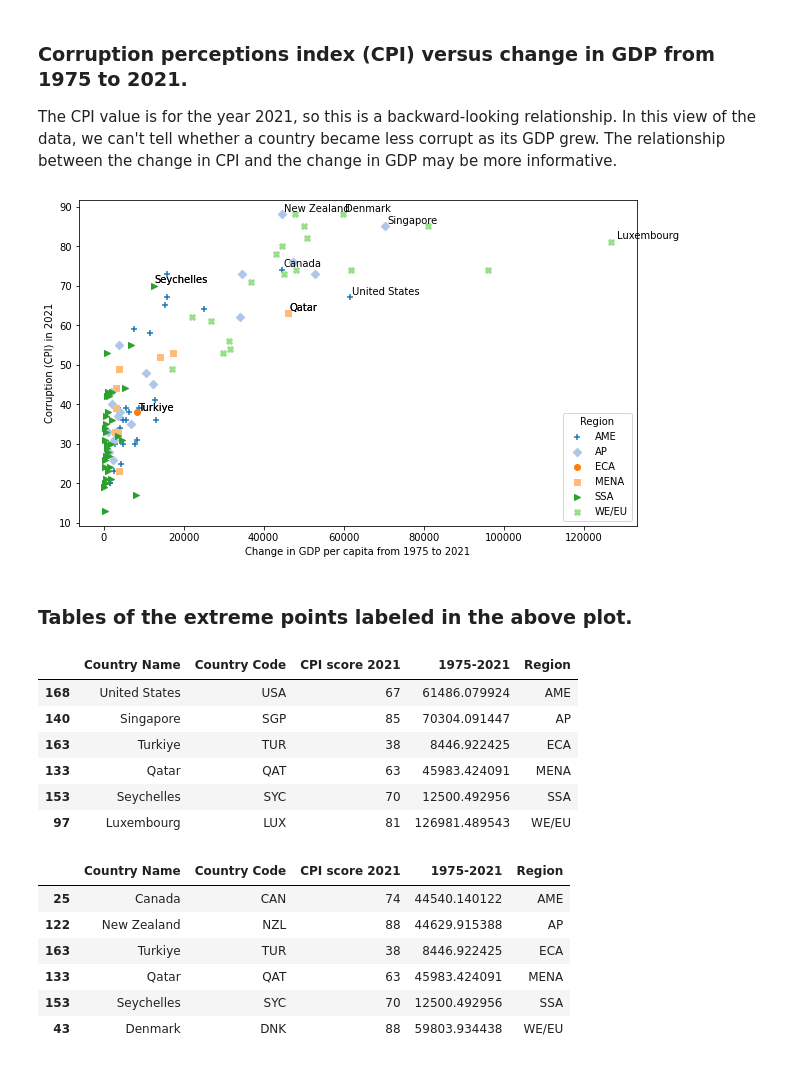
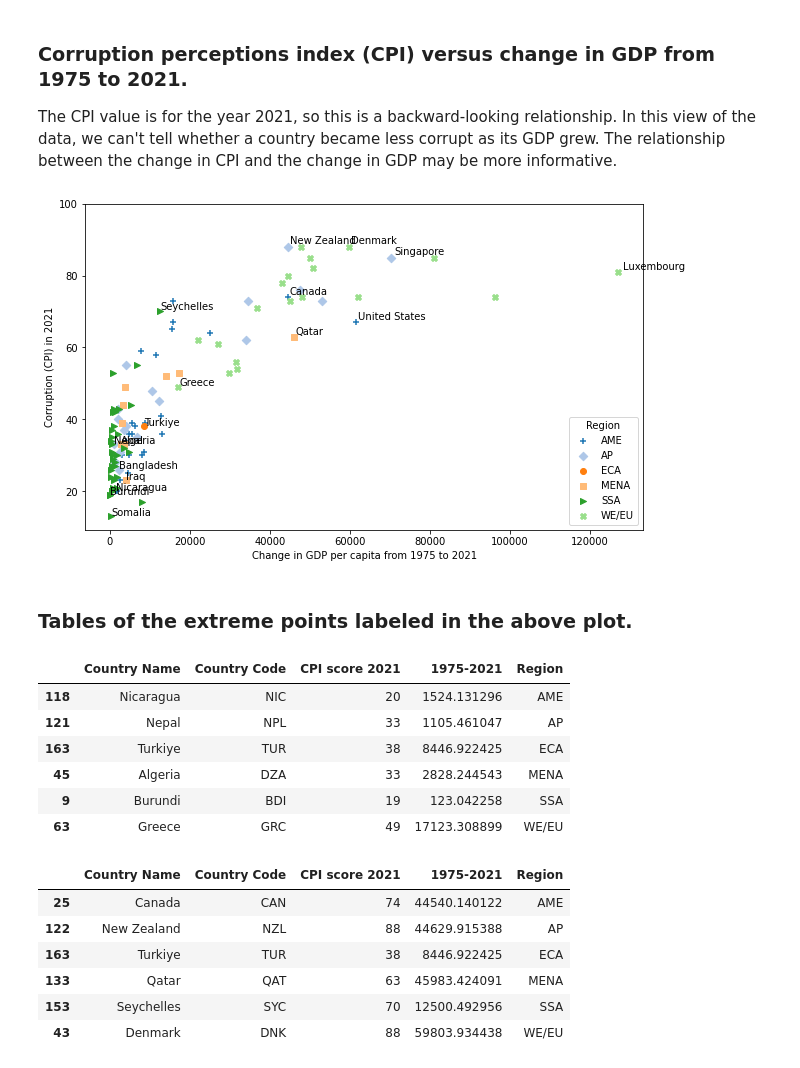
Before and after one commit to ndronen/econdata, a Jupyter notebook: notebooks/Corruption_and_GDP_growth.ipynb, the cells around one changed output. Drawn from its saved outputs; the diff is of its cells as text; code cells hidden in the pictures.

Commit message:
Annotate low, in addition to high, GDP and CPI countries.

```diff
--- a/notebooks/Corruption_and_GDP_growth.ipynb
+++ b/notebooks/Corruption_and_GDP_growth.ipynb
@@ -77,17 +76,19 @@ def get_top_countries_by_region(df, sort_column):
 # %%
 #@title Plotting functions
 def plot_cpi_against_gdp_for_year(df, year, xmax=None):
-    df_year = only_countries_with_gdp_in_year(joined_df, year)
+    df_year = only_countries_with_gdp_in_year(df, year)
     fig, ax = plt.subplots(1, figsize=(12, 4))
     ax.scatter(df_year[year], df_year[CORRUPTION_INDEX])
     ax.set_xlabel(f"GDP in {year}")
     ax.set_ylabel("Corruption (CPI)")
     if xmax is not None:
         ax.set_xlim((0, xmax))
+    ylim = ax.get_ylim()
+    ax.set_ylim((ylim[0], 100))
 
 
 def plot_cpi_against_change_in_gdp_per_capita(
-    df, start_year, end_year, xmax=None, annotate_extremes=False
+    df, start_year, end_year, xmax=None, annotate_extremes=0
 ):
     def get_codes(year):
         return only_countries_with_gdp_in_year(df, year)[GDP_COUNTRY_CODE]
@@ -114,7 +115,7 @@ def plot_cpi_against_change_in_gdp_per_capita(
             marker=markers[i]
         )
 
-    if annotate_extremes:
+    if annotate_extremes > 0:
         def _annotate_extremes(df):
             for code, grp in df.groupby(GDP_COUNTRY_CODE):
                 x = grp[year_range_column].values[0]
@@ -122,10 +123,20 @@ def plot_cpi_against_change_in_gdp_per_capita(
                 ax.text(x + x*.01, y + y*.01, grp[GDP_COUNTRY_NAME].values[0])
 
         # Label countries with greatest or least growth in GDP per capita.
-        df_top = get_top_countries_by_region(df_start_end, year_range_column)
-        _annotate_extremes(df_top)
-        df_least_corrupt = get_top_countries_by_region(df_start_end, CORRUPTION_INDEX)
-        _annotate_extremes(df_least_corrupt)
+        extreme_countries = set()
+        for method in {'head', 'tail'}:
+            for column_name in {year_range_column, CORRUPTION_INDEX}:
+                df_extreme = get_extreme_countries_by_region(
+                    df_start_end, column_name, k=annotate_extremes, method=method
+                )
+                extreme_countries.update(df_extreme[GDP_COUNTRY_CODE].tolist())
+
+        def is_extreme(code):
+            return code in extreme_countries
+
+        extreme_country_rows = df_start_end[GDP_COUNTRY_CODE].apply(is_extreme)
+        df_extremes = df_start_end[extreme_country_rows]
+        _annotate_extremes(df_extremes)
 
     ax.set_xlabel(f"Change in GDP per capita from {start_year} to {end_year}")
     ax.set_ylabel("Corruption (CPI) in 2021")
@@ -134,6 +145,9 @@ def plot_cpi_against_change_in_gdp_per_capita(
     if xmax is not None:
         ax.set_xlim((0, xmax))
 
+    ylim = ax.get_ylim()
+    ax.set_ylim((ylim[0], 100))
+
     fig.savefig(
         f"{NOTEBOOK_PATH}/change-in-gdp-per-capita-{start_year}-to-{end_year}.png",
         dpi=300
@@ -173,24 +187,24 @@ plot_cpi_against_gdp_for_year(joined_df, "2021", xmax=140000)
 The CPI value is for the year 2021, so this is a backward-looking relationship. In this view of the data, we can't tell whether a country became less corrupt as its GDP grew. The relationship between the change in CPI and the change in GDP may be more informative.
 # %%
 df_start_end, year_range_column = plot_cpi_against_change_in_gdp_per_capita(
-    joined_df, "1975", "2021", annotate_extremes=True
+    joined_df, "1975", "2021", annotate_extremes=1
 )
 # %% [output]
-[figure, old version]
+[figure, new version]
 # %% [markdown]
 ### Tables of the extreme points labeled in the above plot.
 # %%
 columns = [GDP_COUNTRY_NAME, GDP_COUNTRY_CODE, CORRUPTION_INDEX, year_range_column, "Region"]
 df_narrow = df_start_end[columns]
 # %%
-df_richest = get_top_countries_by_region(df_narrow, year_range_column)
+df_richest = get_extreme_countries_by_region(df_narrow, year_range_column, method='head')
 df_richest
 # %% [output]
 |  | Country Name | Country Code | CPI score 2021 | 1975-2021 | Region |
-| 168 | United States | USA | 67 | 61486.079924 | AME |
-| 140 | Singapore | SGP | 85 | 70304.091447 | AP |
+| 118 | Nicaragua | NIC | 20 | 1524.131296 | AME |
+| 121 | Nepal | NPL | 33 | 1105.461047 | AP |
 | 163 | Turkiye | TUR | 38 | 8446.922425 | ECA |
-| 133 | Qatar | QAT | 63 | 45983.424091 | MENA |
-| 153 | Seychelles | SYC | 70 | 12500.492956 | SSA |
-| 97 | Luxembourg | LUX | 81 | 126981.489543 | WE/EU |
+| 45 | Algeria | DZA | 33 | 2828.244543 | MENA |
+| 9 | Burundi | BDI | 19 | 123.042258 | SSA |
+| 63 | Greece | GRC | 49 | 17123.308899 | WE/EU |
 # %%
```
Also changed, not shown: parts of 12 cells of this notebook.
